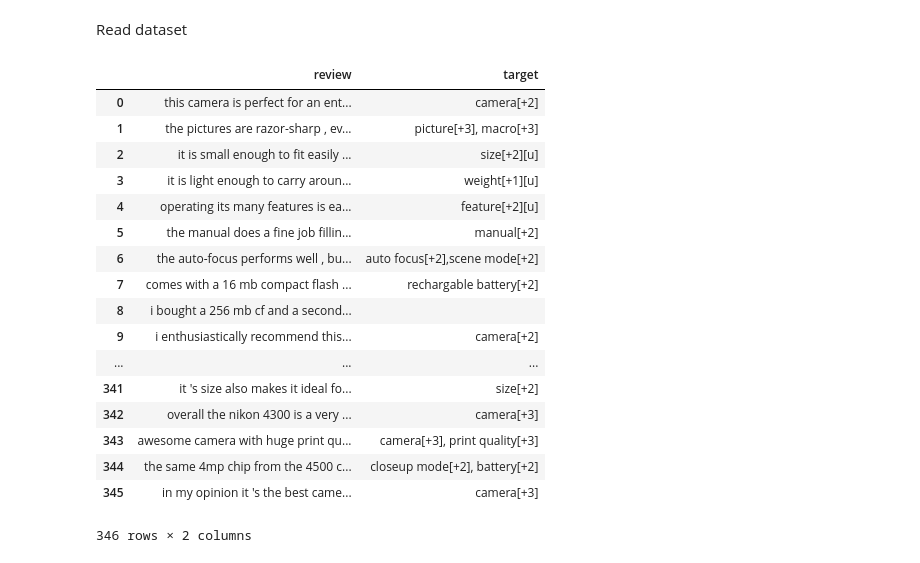
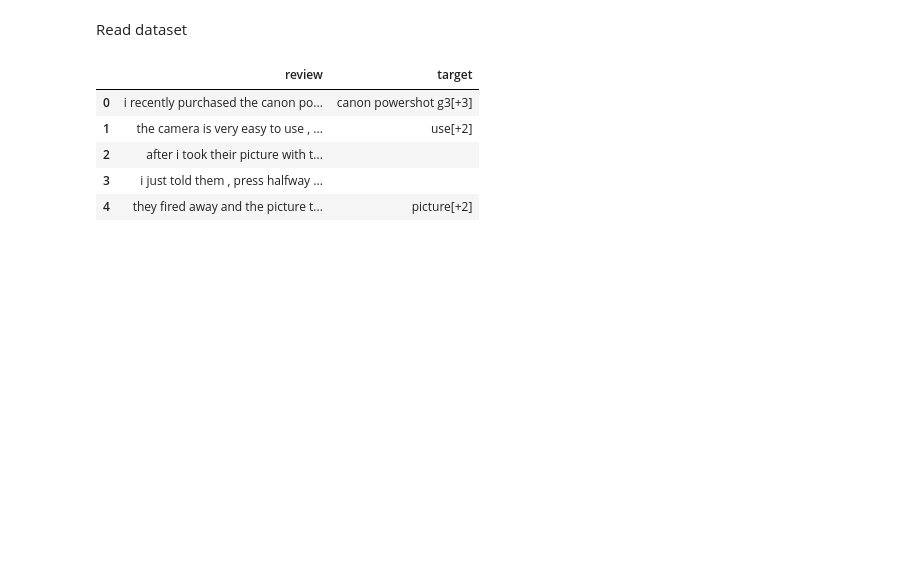
Before and after one commit to farzanurifan/tugas-akhir, a Jupyter notebook: Aspect Extraction Clause Simplified.ipynb, the cells around one changed output. Saved outputs shown, nothing was run; the diff lists cells and outputs as text; code cells hidden in the pictures; blank space fills up the shorter version.

```diff
--- a/Aspect Extraction Clause Simplified.ipynb
+++ b/Aspect Extraction Clause Simplified.ipynb
@@ -15,7 +15,6 @@ def read_file(file):
 #     pattern_aspect_anomali = '\[(u|p|s|cc|cs)\]'
 
     review = []
-    count = 0
     for a in f:
         if re.search('##', a):
             sentence = re.findall(pattern_sentence, a)[0]
@@ -24,11 +23,22 @@ def read_file(file):
 #             if anomali:
 #                 print(sentence, aspect)
 #             else:
+            flag = True
             if len(aspect) > 0:
                 aspect = aspect[0]
+
+#                 a_array = []
+#                 tes = []
+#                 tes = aspect.split(', ')
+#                 for x in tes:
+#                     a_array.append(x.split('[')[0])
+#                 for a in a_array:
+#                     if a not in sentence:
+#                         flag = False
             else:
                 aspect = ''
-            review.append((sentence, aspect))
+            if flag:
+                review.append((sentence, aspect))
 
     df = pd.DataFrame(columns=['review','target'])
     for r in review:
@@ -61,29 +71,17 @@ def read_lexicon():
     negative_lexicon = list(map(lambda word: word.rstrip("\n\r"), negative_lexicon))
 
 
-df = read_file('dataset/bing_liu/Nikon coolpix 4300.txt')
+df = read_file('dataset/bing_liu/Canon G3.txt')
 read_lexicon()
 # %%
-df
+df.head()
 # %% [output]
 |  | review | target |
-| 0 | this camera is perfect for an ent... | camera[+2] |
-| 1 | the pictures are razor-sharp , ev... | picture[+3], macro[+3] |
-| 2 | it is small enough to fit easily ... | size[+2][u] |
-| 3 | it is light enough to carry aroun... | weight[+1][u] |
-| 4 | operating its many features is ea... | feature[+2][u] |
-| 5 | the manual does a fine job fillin... | manual[+2] |
-| 6 | the auto-focus performs well , bu... | auto focus[+2],scene mode[+2] |
-| 7 | comes with a 16 mb compact flash ... | rechargable battery[+2] |
-| 8 | i bought a 256 mb cf and a second... |  |
-| 9 | i enthusiastically recommend this... | camera[+2] |
-| ... | ... | ... |
-| 341 | it 's size also makes it ideal fo... | size[+2] |
-| 342 | overall the nikon 4300 is a very ... | camera[+3] |
-| 343 | awesome camera with huge print qu... | camera[+3], print quality[+3] |
-| 344 | the same 4mp chip from the 4500 c... | closeup mode[+2], battery[+2] |
-| 345 | in my opinion it 's the best came... | camera[+3] |
+| 0 | i recently purchased the canon po... | canon powershot g3[+3] |
+| 1 | the camera is very easy to use , ... | use[+2] |
+| 2 | after i took their picture with t... |  |
+| 3 | i just told them , press halfway ... |  |
+| 4 | they fired away and the picture t... | picture[+2] |
-346 rows × 2 columns
 # %%
 from nltk.parse.corenlp import CoreNLPDependencyParser
 
```
Also changed, not shown: parts of 21 cells of this notebook, 43 other files.
